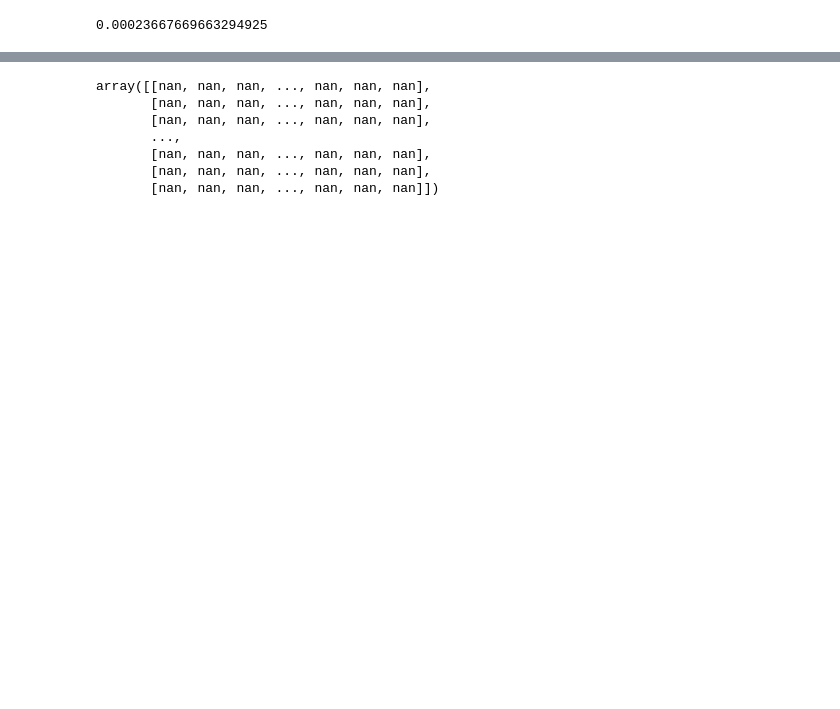
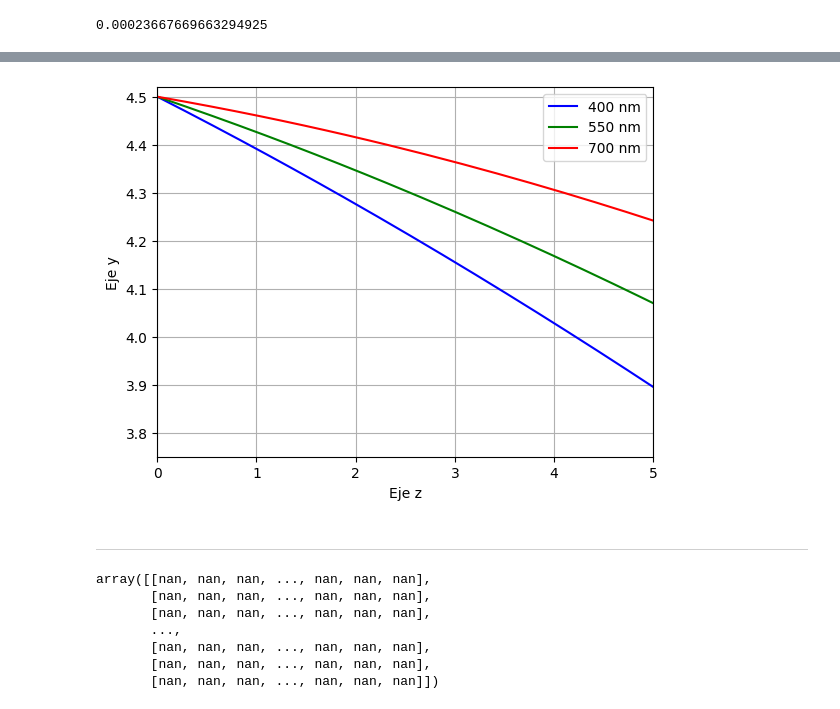
Before and after one commit to pierinamv/MatricialDesignHumanEye, a Jupyter notebook: FUNCION_OJO-Copy1.ipynb, the cells around one changed output, grey strips where cells are left out. Saved outputs shown, nothing was run; the diff lists cells and outputs as text; code cells hidden in the pictures; blank space fills up the shorter version.

```diff
--- a/FUNCION_OJO-Copy1.ipynb
+++ b/FUNCION_OJO-Copy1.ipynb
@@ -343,18 +364,20 @@ solution[0]
 # %% [output]
 0.00023667669663294925
 # %%
-def n_r(x,y):
-    n_max = 1.406
-    r = np.sqrt(x**2 + y**2)
-    #C = 1/ ( 2*f_l*4*55 )
-    C = 0.0008
-    n = n_max - C*( r**2 )
+def n_y(y,onda):
 
-    filas = n.shape[0]
-    columnas = n.shape[1]
+    if onda == '400':
+        n_max = 1.42056013740234
+        n_min = 1.40035273095703
+        C = 0.0009978966145832069
+    elif onda == '550':
+        n_max = 1.40626229622756
+        n_min = 1.38625827171630
+        C = 0.0009878530622844466
+    elif onda == '700':
+        n_max = 1.40051374779896
+        n_min = 1.38059149493408
+        C = 0.0009838149562903663
 
-    for i in range(filas):
-        for j in range(columnas):
-            if n[i][j] < 1.386:
-                n[i, j] = None
+    n = n_max - C*( y**2 )
     return n
@@ -360,0 +476,4 @@ def n_r(x,y):
+# %%
+z_4,y1=curv('400')
+z_5,y2=curv('550')
+z_7,y3=curv('700')
@@ -360,0 +484,19 @@ def n_r(x,y):
+# %%
+# Graficar la trayectoria de la luz
+plt.plot(z_4, y1,'b-',label='400 nm')
+plt.plot(z_5, y2,'g-',label='550 nm')
+plt.plot(z_7, y3,'r-',label='700 nm')
+plt.grid()
+plt.legend()
+plt.xlabel('Eje z')
+plt.ylabel('Eje y')
+plt.xlim([0,5])
+plt.ylim([3.75,4.52])
+#plt.title('Trayectoria de la luz a través de un medio con índice de refracción variable')
+
+plt.savefig(os.path.join("curvaturaGradiente"))
+plt.show()
+# %% [output]
+[figure, added]
+# %% [markdown]
+-----------------------------------------------------------------
```
Also changed, not shown: parts of 24 cells of this notebook, 7 other files.
